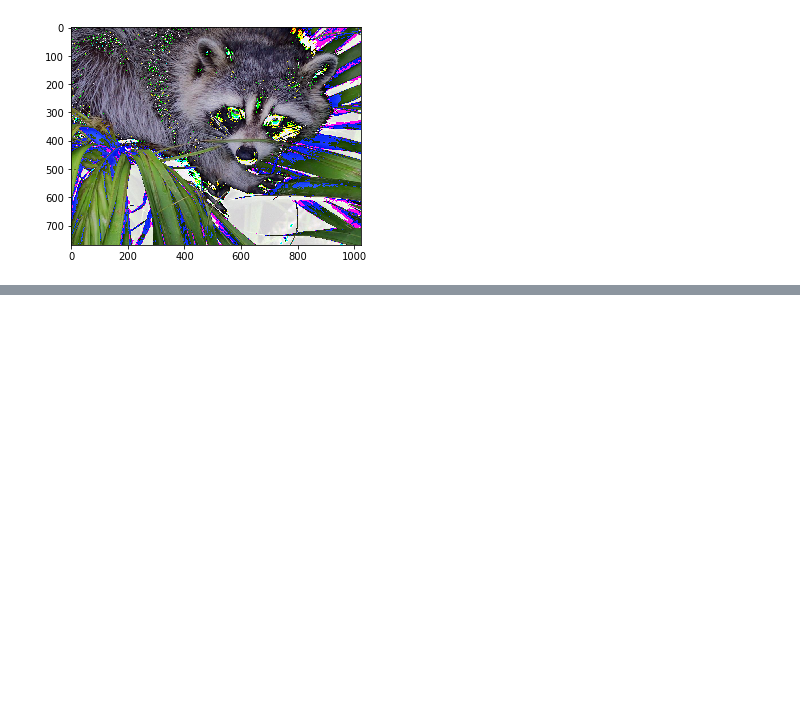
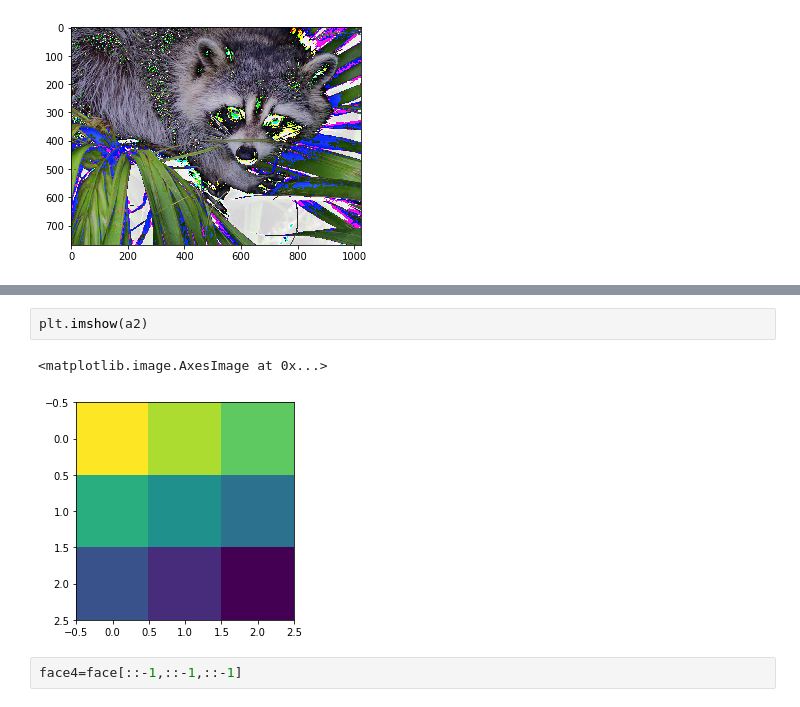
Before and after one commit to sagarbhadra7/Data-Science, a Jupyter notebook: Numpy.ipynb, the cells around one changed output, grey strips where cells are left out. Saved outputs shown, nothing was run; the diff lists cells and outputs as text; blank space fills up the shorter version.

```diff
--- a/Numpy.ipynb
+++ b/Numpy.ipynb
@@ -161,0 +244,7 @@ plt.imshow(face3)
+# %%
+plt.imshow(a2)
+# %% [output]
+<matplotlib.image.AxesImage at 0x...>
+[figure, added]
+# %%
+face4=face[::-1,::-1,::-1]
```
Also changed, not shown: parts of 54 cells of this notebook.
